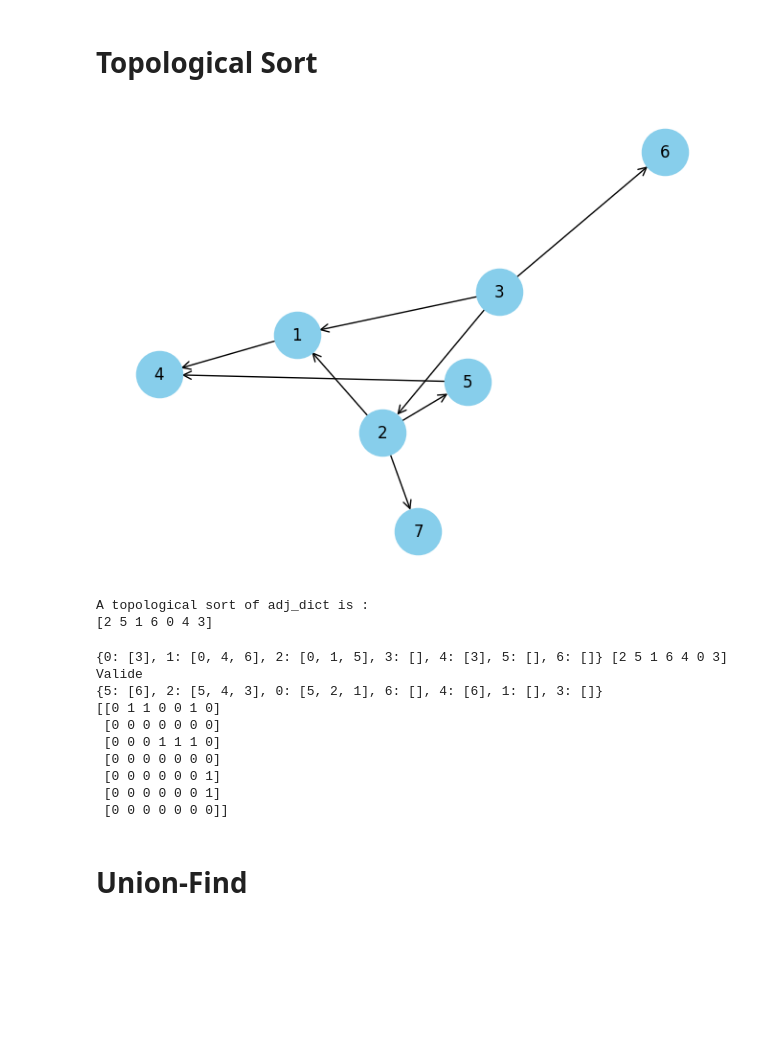
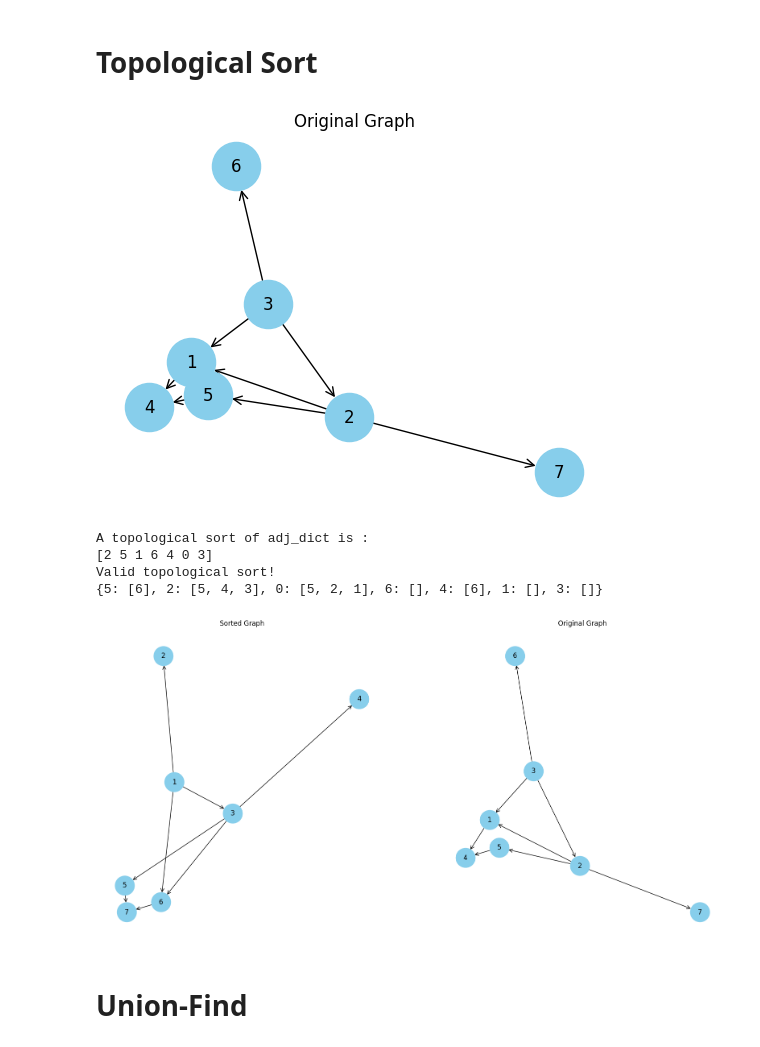
Before and after one commit to akef215/graph_theory, a Jupyter notebook: graph_algos.ipynb, the cells around one changed output. Cells and saved outputs as stored; diff of their text form; code cells hidden in the pictures; blank space fills up the shorter version.

Commit message:
update the doc of topological sort

```diff
--- a/graph_algos.ipynb
+++ b/graph_algos.ipynb
@@ -85,22 +85,27 @@ def Arcs(M):
                 arcs.append((i, j, M[i, j]))
     return arcs
 # %%
-def plot_graph(M, seed = 42):
+def plot_graph(M, seed = 42, show=True):
     """
         Plot a graph represented by his adjacency matrix
 
         Args:
             M (ndarray(n, n)) : The adjacency matrix of the graph
+
             seed (int, optional) : The seed value to ensure that we ll get
             always the same order of nodes
             Default value is 42
+
+            show (bool, optional) : show the graph
+            Default is True
     """
     dictG = deMaTL(M)
     G = nx.from_dict_of_lists(dictG, create_using=nx.DiGraph)
     pos = nx.spring_layout(G, seed = seed)
     nx.draw(G, pos, with_labels=True, node_color='skyblue',
              node_size=1200, arrowstyle='->', arrowsize=15)
-    plt.show()
+    if show:
+        plt.show()
 # %%
 def plot_weighted_graph(M, seed = 42):
     """
@@ -1085,7 +1091,12 @@ def topological_sort(adj_dict, random=False):
 # %%
 def topological_index(adj_dict):
     '''
-        Find a
+        Find a topological indexing of a graph
+        - rename the vertices, so they match a topological sort
+
+        Args:
+            adj_dict (dict) : The adjacency list of the graph G
+            {vertex : [neighbours_of_vertex]}
     '''
     out = {}
     sort = list(topological_sort(adj_dict))
@@ -1098,25 +1140,45 @@ def topological_index(adj_dict):
 # %%
 M = np.array([
     [0, 0, 0, 1, 0, 0, 0],
     [1, 0, 0, 0, 1, 0, 1],
     [1, 1, 0, 0, 0, 1, 0],
     [0, 0, 0, 0, 0, 0, 0],
     [0, 0, 0, 1, 0, 0, 0],
     [0, 0, 0, 0, 0, 0, 0],
     [0, 0, 0, 0, 0, 0, 0]
 ])
 
 # Convert the adjacency matrix to an adjacency list
 adj_dict = deMaTL(M, plusOne=False)
 
 # Plot the graph for better visualisation
-plot_graph(M, 255)
+plt.title("Original Graph")
+plot_graph(M)
 
 # Print a topological sort of the
 # graph represented by adj_dict
 print("A topological sort of adj_dict is :")
-print(topological_sort(adj_dict, True))
+topo_sort = topological_sort(adj_dict, random=False)
+print(topo_sort)
+
+# check if it's a valid topological sort
+if valid_topo_sort(adj_dict, topo_sort):
+    print("Valid topological sort!")
+    # print the sorted graph
+    print(topological_index(adj_dict))
+    # plot the sorted graph
+    plt.figure(figsize=(20, 10))
+    plt.subplot(121), plt.title("Sorted Graph")
+    plot_graph(deTLaM(topological_index(adj_dict)), seed=100, show=False)
+    plt.subplot(122), plt.title("Original Graph")
+    plot_graph(M, show=False)
+    plt.show()
+else:
+    print("Not valid topological sort!")
 # %% [output]
-[figure, old version]
+[figure, new version]
 A topological sort of adj_dict is :
-[2 5 1 6 0 4 3]
+[2 5 1 6 4 0 3]
+Valid topological sort!
+{5: [6], 2: [5, 4, 3], 0: [5, 2, 1], 6: [], 4: [6], 1: [], 3: []}
+[figure, added]
@@ -1134,22 +1185,3 @@ def valid_topo_sort(adj_dict, sort):
-# %%
-print(adj_dict, topological_sort(adj_dict))
-if valid_topo_sort(adj_dict, topological_sort(adj_dict)):
-    print("Valide")
-    print(topological_index(adj_dict))
-    print(deTLaM(topological_index(adj_dict)))
-else:
-    print("Not valid!")
-# %% [output]
-{0: [3], 1: [0, 4, 6], 2: [0, 1, 5], 3: [], 4: [3], 5: [], 6: []} [2 5 1 6 4 0 3]
-Valide
-{5: [6], 2: [5, 4, 3], 0: [5, 2, 1], 6: [], 4: [6], 1: [], 3: []}
-[[0 1 1 0 0 1 0]
- [0 0 0 0 0 0 0]
- [0 0 0 1 1 1 0]
- [0 0 0 0 0 0 0]
- [0 0 0 0 0 0 1]
- [0 0 0 0 0 0 1]
- [0 0 0 0 0 0 0]]
 # %% [markdown]
 # Union-Find
 # %%
```
Also changed, not shown: parts of 4 cells of this notebook.
